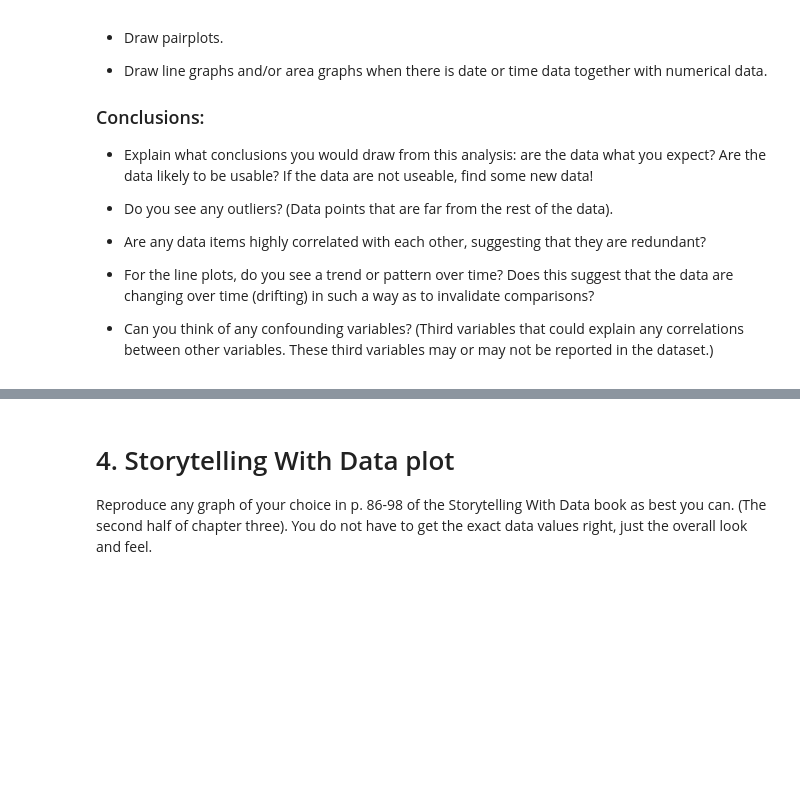
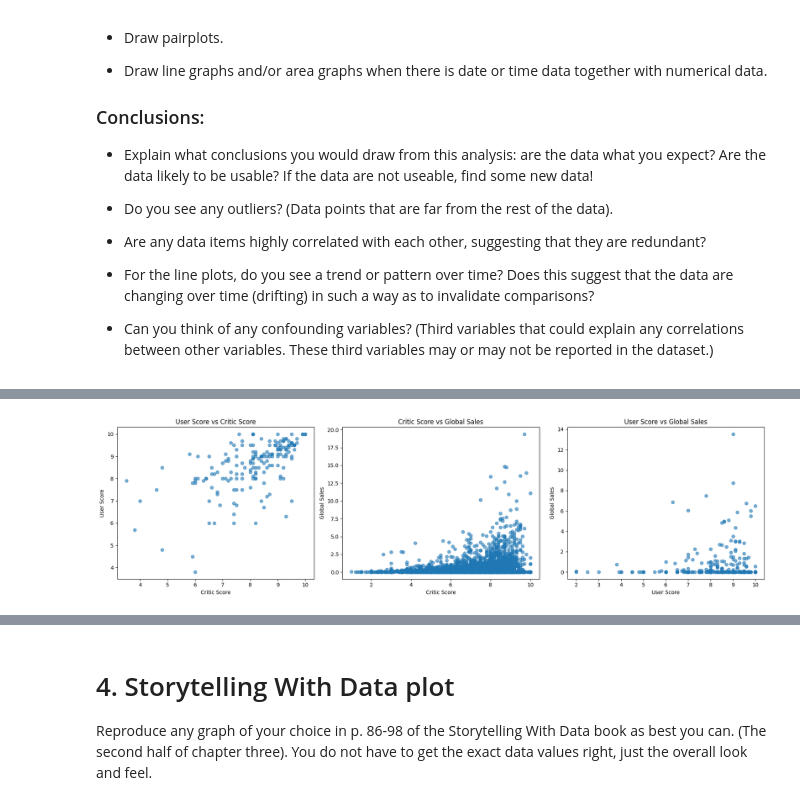
Before and after one commit to akmishra-1/Module-B-semester-2, a Jupyter notebook: OMDS-ModB2-Week6-Mishra-Amit.ipynb, the cells around one changed output, grey strips where cells are left out. Drawn from its saved outputs; the diff is of its cells as text; code cells hidden in the pictures; blank space fills up the shorter version.

```diff
--- a/OMDS-ModB2-Week6-Mishra-Amit.ipynb
+++ b/OMDS-ModB2-Week6-Mishra-Amit.ipynb
@@ -66,2 +94,9 @@ This week, you will do the same types of exercises as last week, but you should
 # %%
-# Load the datasets
+# Download the datasets
+olist_dataset_link = "olistbr/brazilian-ecommerce"
+vgrecs_dataset_link = "antonkozyriev/game-recommendations-on-steam"
+vgsales_dataset_link = "ashaheedq/video-games-sales-2019"
+
+olist_path = kagglehub.dataset_download(olist_dataset_link)
+vgrec_path = kagglehub.dataset_download(vgrecs_dataset_link)
+vgsales_path = kagglehub.dataset_download(vgsales_dataset_link)
@@ -67,0 +263,28 @@ This week, you will do the same types of exercises as last week, but you should
+# %%
+# Identify scatterplots with highly correlated variables
+
+# set up subplots
+fig, axs = plt.subplots(1, 3, figsize=(18, 5))
+
+# Scatter: User Score vs Critic Score
+axs[0].scatter(vgsales_df_cleaned['Critic_Score'], vgsales_df_cleaned['User_Score'], alpha=0.6)
+axs[0].set_xlabel('Critic Score')
+axs[0].set_ylabel('User Score')
+axs[0].set_title('User Score vs Critic Score')
+
+# Scatter: Critic Score vs Global Sales
+axs[1].scatter(vgsales_df_cleaned['Critic_Score'], vgsales_df_cleaned['Global_Sales'], alpha=0.6)
+axs[1].set_xlabel('Critic Score')
+axs[1].set_ylabel('Global Sales')
+axs[1].set_title('Critic Score vs Global Sales')
+
+# Scatter: User Score vs Global Sales
+axs[2].scatter(vgsales_df_cleaned['User_Score'], vgsales_df_cleaned['Global_Sales'], alpha=0.6)
+axs[2].set_xlabel('User Score')
+axs[2].set_ylabel('Global Sales')
+axs[2].set_title('User Score vs Global Sales')
+
+plt.tight_layout()
+plt.show()
+# %% [output]
+[figure, added]
```
Also changed, not shown: parts of 46 cells of this notebook.
